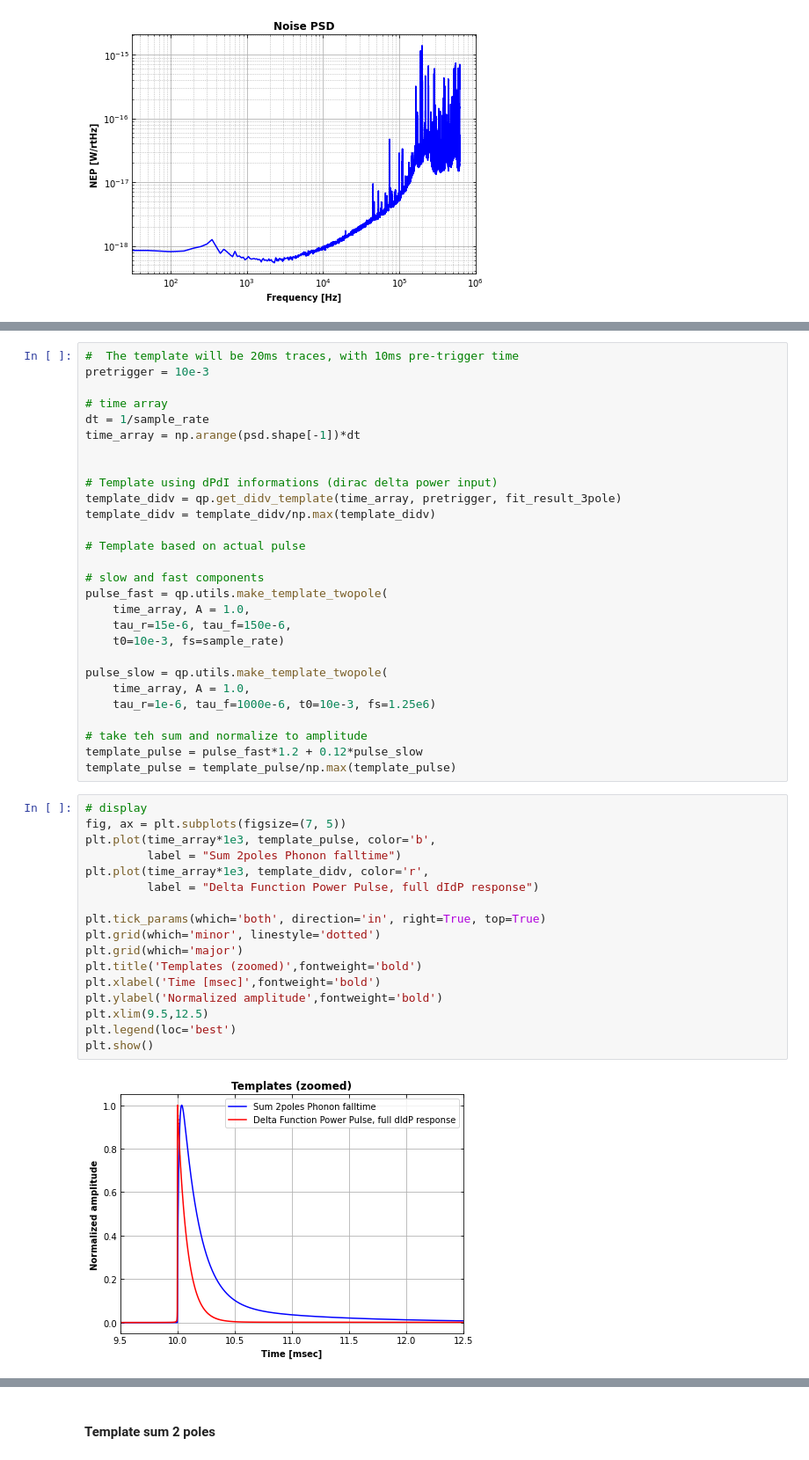
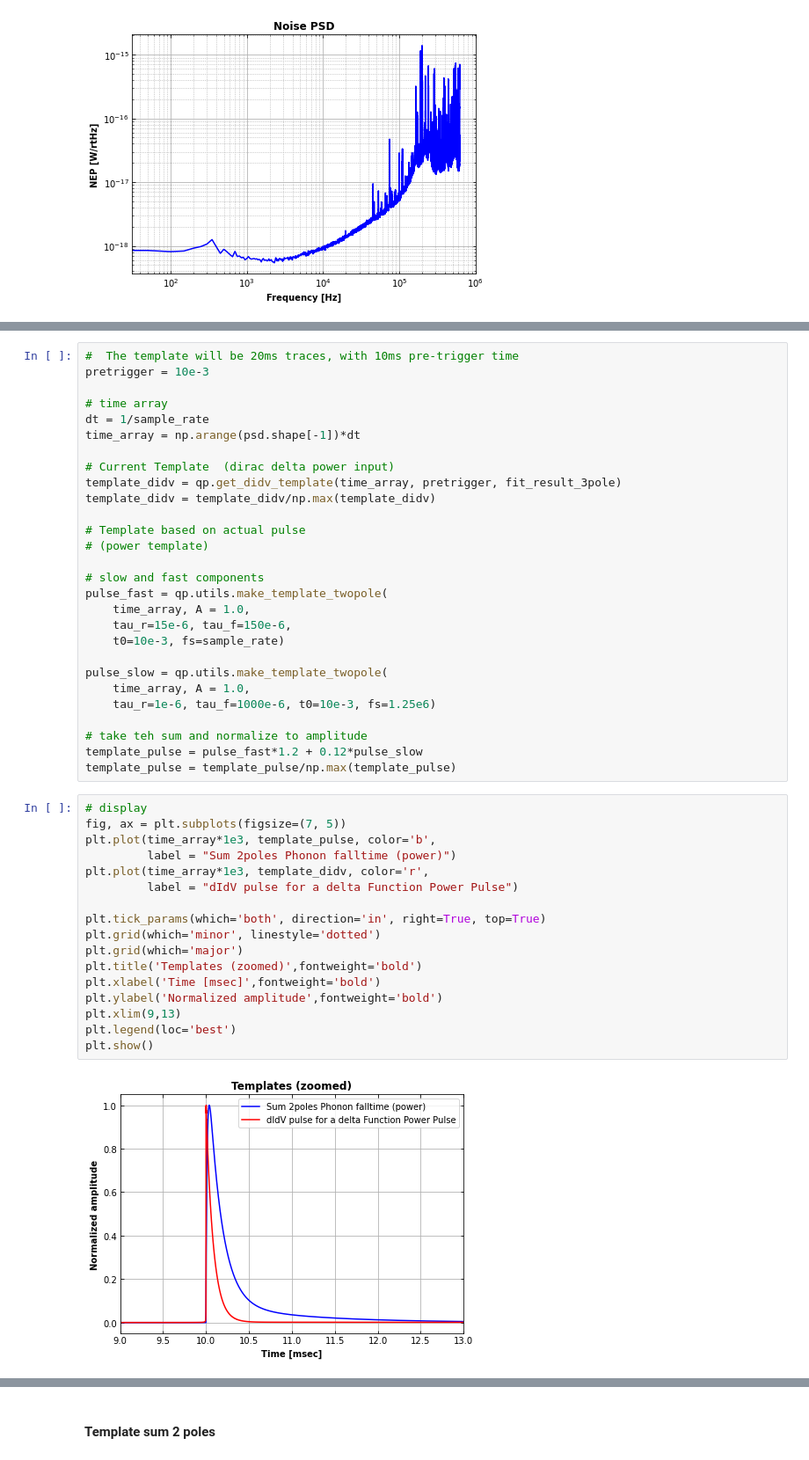
Before and after one commit to spice-herald/QETpy, a Jupyter notebook: demos/resolution/energy_resolution.ipynb, the cells around one changed output, grey strips where cells are left out. Shown at 88% size. Saved outputs shown, nothing was run; the diff lists cells and outputs as text.

```diff
--- a/demos/resolution/energy_resolution.ipynb
+++ b/demos/resolution/energy_resolution.ipynb
@@ -371,12 +371,12 @@ pretrigger = 10e-3
 dt = 1/sample_rate
 time_array = np.arange(psd.shape[-1])*dt
 
-
-# Template using dPdI informations (dirac delta power input)
+# Current Template  (dirac delta power input)
 template_didv = qp.get_didv_template(time_array, pretrigger, fit_result_3pole)
 template_didv = template_didv/np.max(template_didv)
 
 # Template based on actual pulse
+# (power template)
 
 # slow and fast components
 pulse_fast = qp.utils.make_template_twopole(
@@ -394,22 +394,22 @@ template_pulse = template_pulse/np.max(template_pulse)
 # %%
 # display
 fig, ax = plt.subplots(figsize=(7, 5))
 plt.plot(time_array*1e3, template_pulse, color='b',
-         label = "Sum 2poles Phonon falltime")
+         label = "Sum 2poles Phonon falltime (power)")
 plt.plot(time_array*1e3, template_didv, color='r',
-         label = "Delta Function Power Pulse, full dIdP response")
+         label = "dIdV pulse for a delta Function Power Pulse")
 
 plt.tick_params(which='both', direction='in', right=True, top=True)
 plt.grid(which='minor', linestyle='dotted')
 plt.grid(which='major')
 plt.title('Templates (zoomed)',fontweight='bold')
 plt.xlabel('Time [msec]',fontweight='bold')
 plt.ylabel('Normalized amplitude',fontweight='bold')
-plt.xlim(9.5,12.5)
+plt.xlim(9,13)
 plt.legend(loc='best')
 plt.show()
 # %% [output]
-[figure, old version]
+[figure, new version]
 # %% [markdown]
 ## Baseline Energy resolution
 
```
Also changed, not shown: parts of 6 cells of this notebook, 2 other files.
